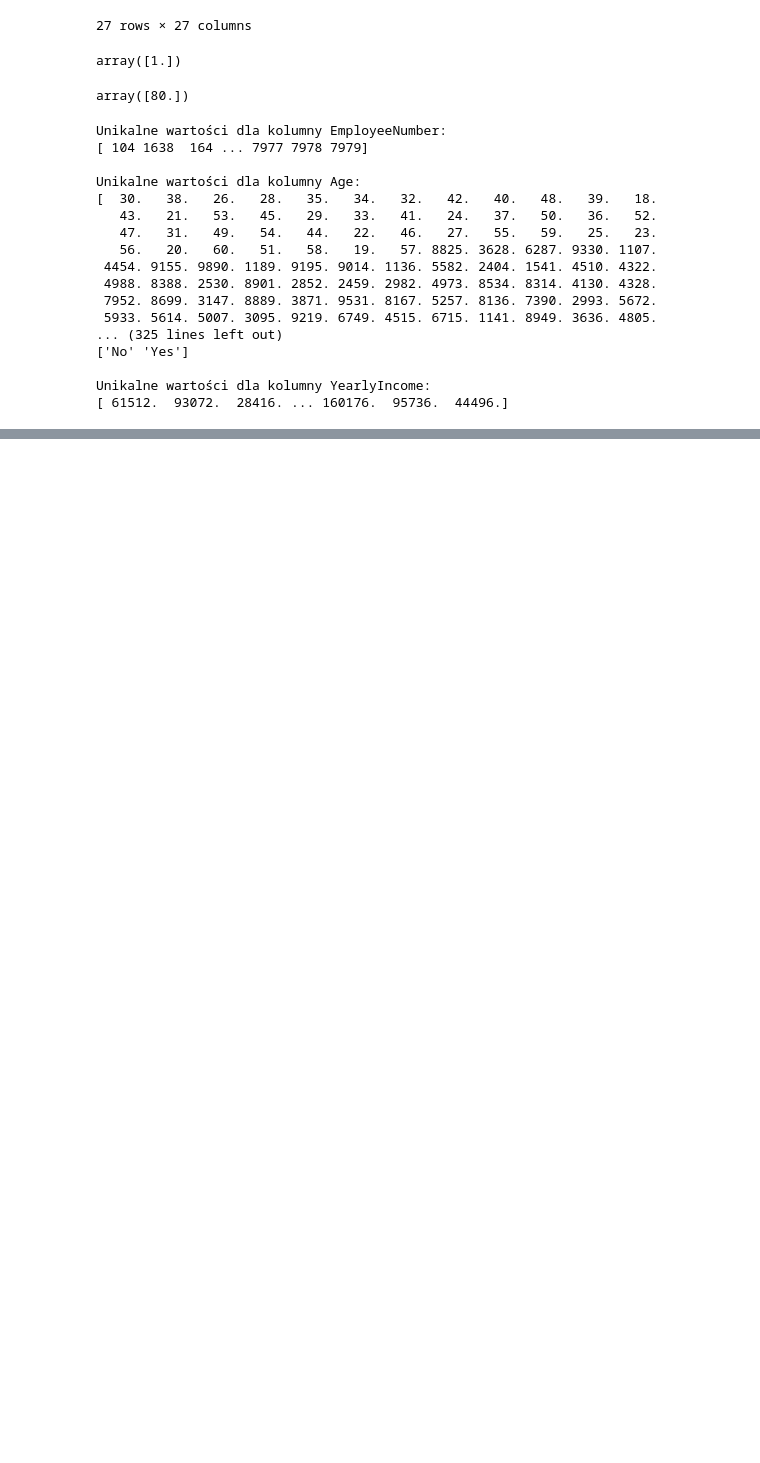
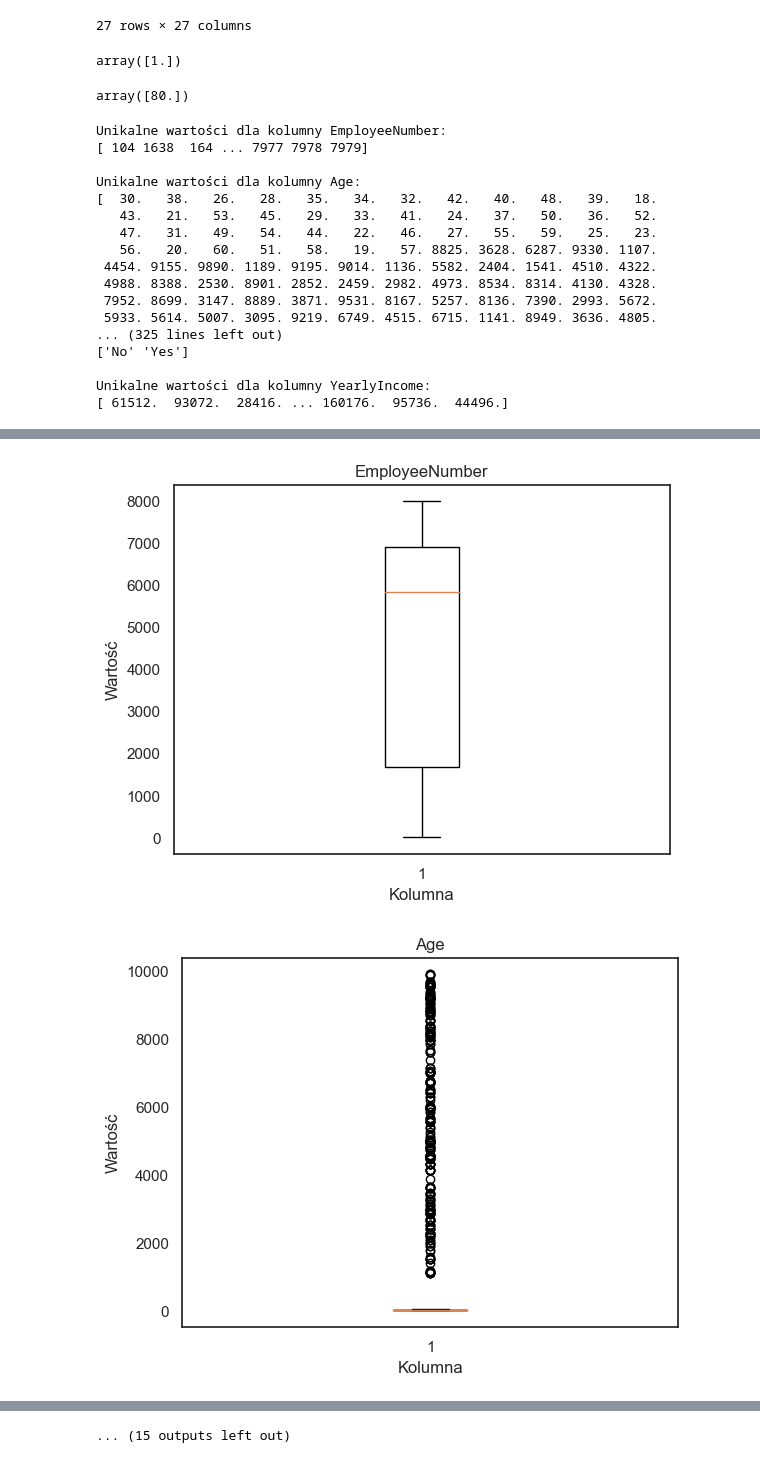
Before and after one commit to ARPDATA11/Klasyfikacja, a Jupyter notebook: Projekt.ipynb, the cells around one changed output, grey strips where cells are left out. Cells and saved outputs as stored; diff of their text form; code cells hidden in the pictures; blank space fills up the shorter version.

```diff
--- a/Projekt.ipynb
+++ b/Projekt.ipynb
@@ -299,0 +309,11 @@ Unikalne wartości dla kolumny YearlyIncome:
+# %%
+for column in train_df.columns:
+    if(np.issubdtype(train_df[column].dtype, np.number)):
+        plt.figure()
+        plt.boxplot(train_df[column])
+        plt.title(column)
+        plt.xlabel('Kolumna')
+        plt.ylabel('Wartość')
+# %% [output]
+[figure, added]
+[figure, added]
@@ -299,0 +330 @@ Unikalne wartości dla kolumny YearlyIncome:
+... (15 outputs left out)
```
Also changed, not shown: parts of 37 cells of this notebook.
